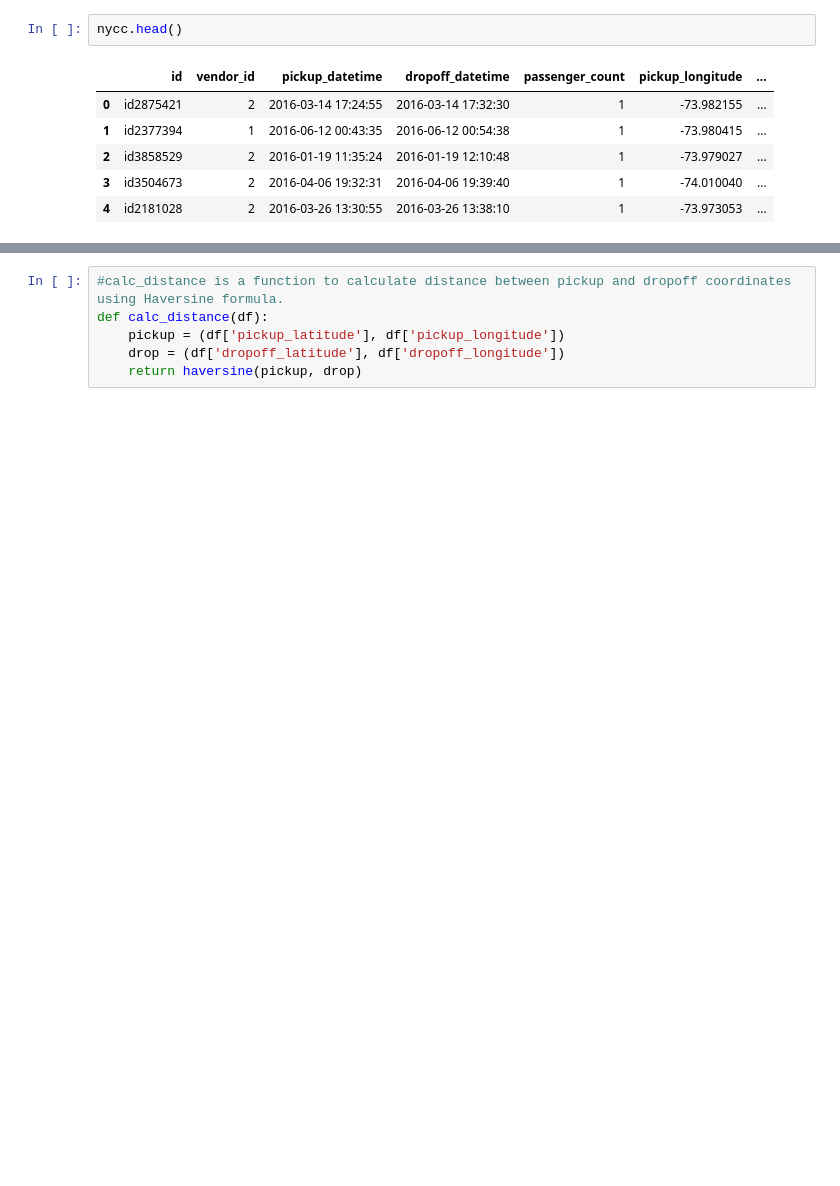
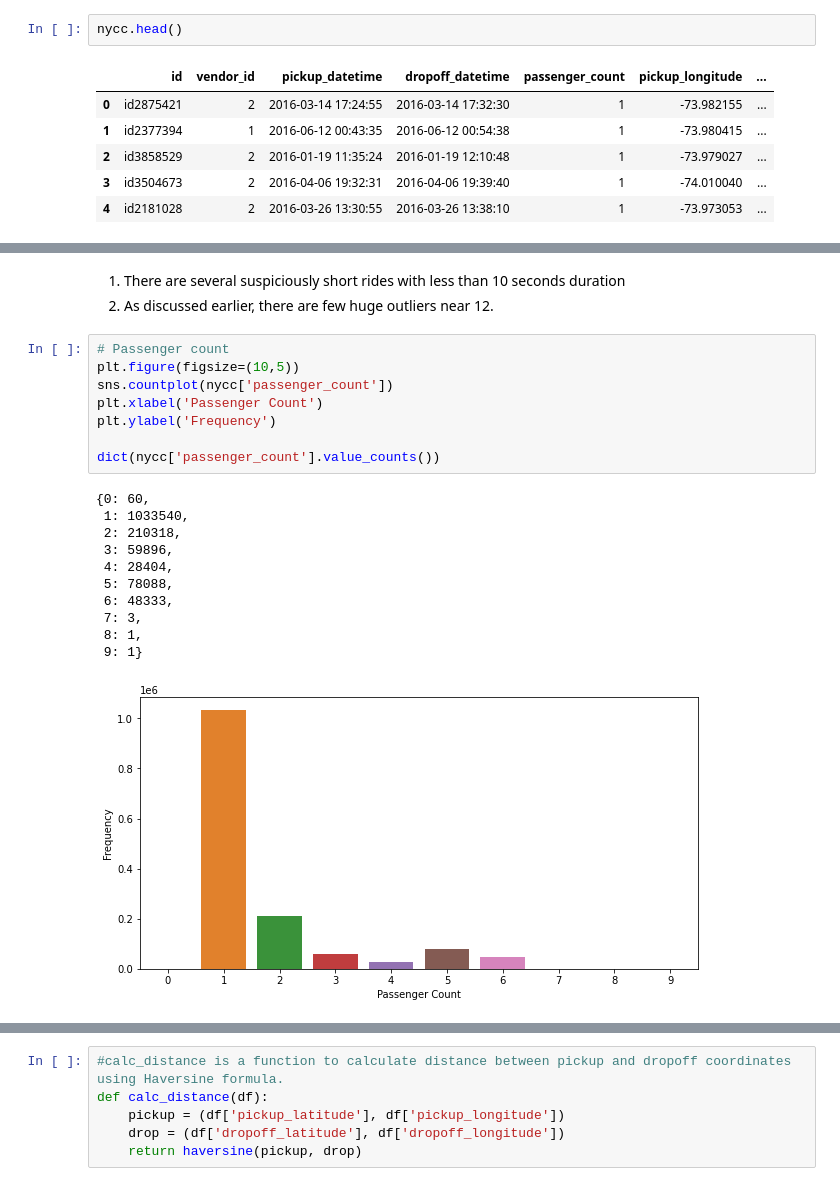
Before and after one commit to Ashik9576/NYC-Taxi-Time-Prediction, a Jupyter notebook: Ashik.ipynb, the cells around one changed output, grey strips where cells are left out. Saved outputs shown, nothing was run; the diff lists cells and outputs as text; blank space fills up the shorter version.

```diff
--- a/Ashik.ipynb
+++ b/Ashik.ipynb
@@ -210,0 +212,23 @@ nycc.head()
+# %% [markdown]
+1. There are several suspiciously short rides with less than 10 seconds duration
+2. As discussed earlier, there are few huge outliers near 12.
+# %%
+# Passenger count
+plt.figure(figsize=(10,5))
+sns.countplot(nycc['passenger_count'])
+plt.xlabel('Passenger Count')
+plt.ylabel('Frequency')
+
+dict(nycc['passenger_count'].value_counts())
+# %% [output]
+{0: 60,
+ 1: 1033540,
+ 2: 210318,
+ 3: 59896,
+ 4: 28404,
+ 5: 78088,
+ 6: 48333,
+ 7: 3,
+ 8: 1,
+ 9: 1}
+[figure, added]
```
Also changed, not shown: parts of 73 cells of this notebook.
